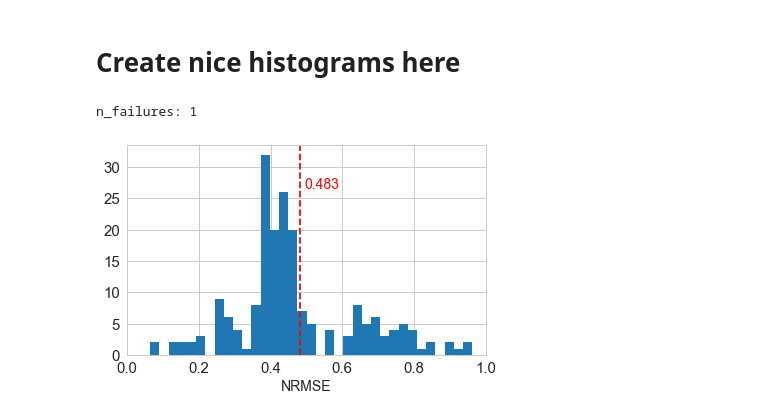
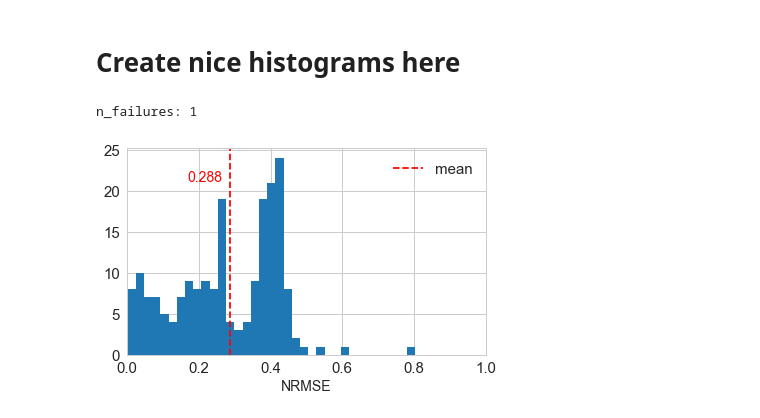
Before and after one commit to zimmerman-cole/esn_experiments, a Jupyter notebook: view_results.ipynb, the cells around one changed output. Cells and saved outputs as stored; diff of their text form; code cells hidden in the pictures.

Commit message:
Adding nice err plotting method in view_results.ipynb

```diff
--- a/view_results.ipynb
+++ b/view_results.ipynb
@@ -327,32 +368,35 @@ NRMSE: 0.514372
 # %% [markdown]
 # Create nice histograms here
 # %%
-errors = np.array(errors_eesn)  # pkl.load(open('Results/LCESN/GOOD-Mar-21-11:56:55.p', 'rb'))
-#errors = errors.values()[0]
+errors = pkl.load(open('Results/LCESN/GOOD-Mar-22-14:14:05.p', 'rb'))
+errors = errors.values()[0]
 errors_hist = np.array(errors)
 errors_hist = errors_hist[np.where(errors_hist <= 1.0)]
 mean_error = np.mean(errors_hist)
 n_failures = len(errors) - len(errors_hist)
 print('n_failures: %d' % n_failures)
 
 hist, bins = np.histogram(errors_hist, bins=35)
 bin_width = bins[1] - bins[0]
 
 f, ax = plt.subplots(figsize=(6, 4))
 ax.bar(bins[:-1], hist, width=bin_width)
 ymin, ymax = ax.get_ylim()
-ax.plot([mean_error]*2, [ymin, ymax], linestyle='--', color='red')
+ax.plot(
+    [mean_error]*2, [ymin, ymax], linestyle='--', color='red', label='mean'
+)
 ax.text(
-    mean_error+0.01, ymax-7, '%.3f' % mean_error, color='red', fontsize=14
+    mean_error-0.12, ymax-4, '%.3f' % mean_error, color='red', fontsize=14
 )
 
 ax.set_ylim([ymin, ymax])
 ax.set_xlim([0, 1.0])
 ax.set_xlabel('NRMSE', fontsize=14)
 
 plt.tight_layout()
-f.savefig('EESN-hist-valid.pdf')
+plt.legend()
+f.savefig('LCESN-hist-valid.pdf')
 plt.show()
 # %% [output]
 n_failures: 1
-[figure, old version]
+[figure, new version]
```
Also changed, not shown: parts of 5 cells of this notebook, 1 other file.
